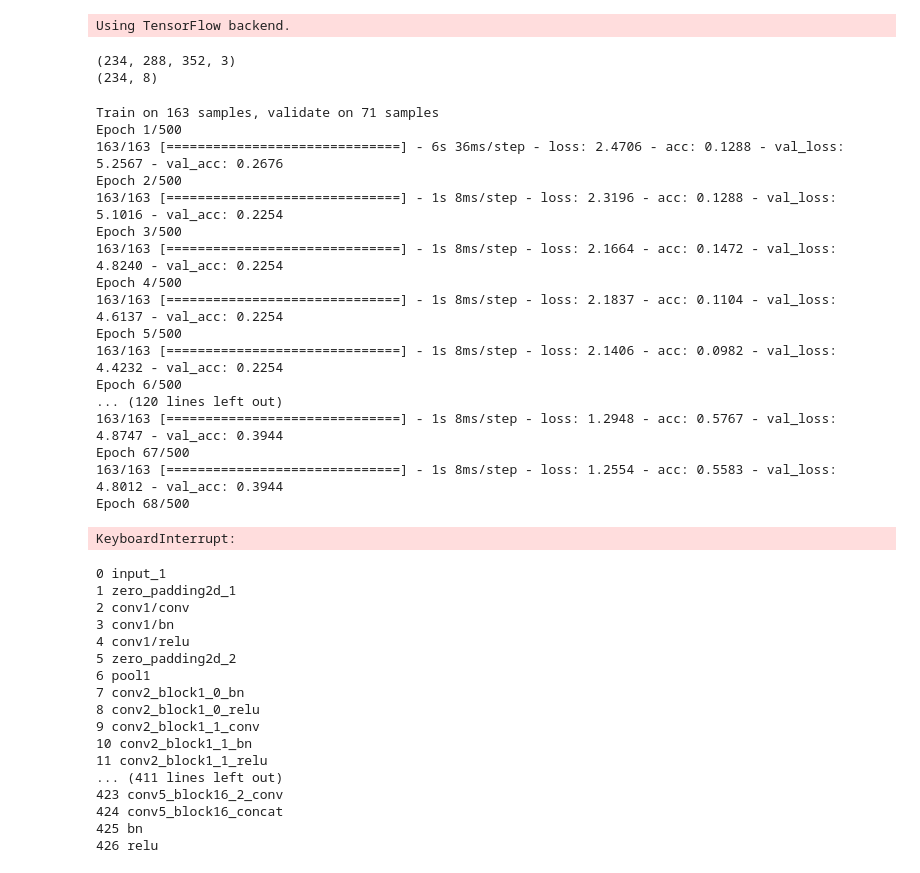
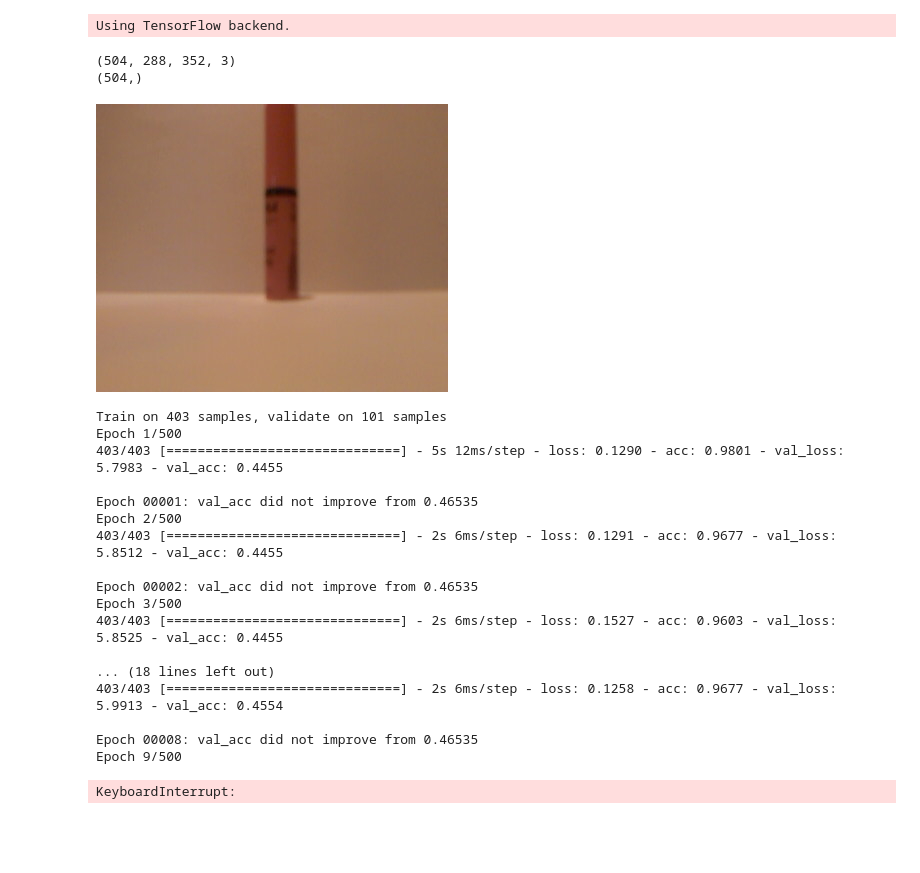
Before and after one commit to ryzheboka/Seminarkurs, a Jupyter notebook: image_processing/Train.ipynb, the cells around one changed output. Cells and saved outputs as stored; diff of their text form; code cells hidden in the pictures; blank space fills up the shorter version.

```diff
--- a/image_processing/Train.ipynb
+++ b/image_processing/Train.ipynb
@@ -7,24 +8,26 @@ Using TensorFlow backend.
 # %%
 # Note: data isn't in the repository
 
 # loading data
 data = np.load("data/x_images.npy")
 labels = np.load("data/y_images.npy")
 
 # shuffling data
 indices = np.random.choice(np.arange(len(data)), size=len(data), replace=False)
 data = data[indices]
 labels = labels[indices]
 
 # encode labels to one-hot
 num_classes = len(set((labels)))
-labels = keras.utils.to_categorical(labels, num_classes)
+labels_c = keras.utils.to_categorical(labels, num_classes)
 
 print(data.shape)
 print(labels.shape)
+Image.fromarray(np.array(data[0], dtype=np.uint8))
 # %% [output]
-(234, 288, 352, 3)
-(234, 8)
+(504, 288, 352, 3)
+(504,)
+[figure, added]
 # %%
 # load a pretrained model (without the top dense layers)
 
@@ -48,47 +58,27 @@ model = keras.models.Model(inputs=base_model.input, outputs=predictions)
 # %%
 # Compile the model
 model.compile(loss='categorical_crossentropy',
-              optimizer=keras.optimizers.Adam(lr=1e-5),
+              optimizer=keras.optimizers.Adagrad(lr=5e-5),
               metrics=['acc'])
 # Train the model
-history = model.fit(x=data,y=labels,batch_size=20,epochs=500,validation_split=0.3)
+history = model.fit(x=data,y=labels_c,batch_size=200,epochs=500,callbacks=callbacks_list,validation_split=0.20)
+model.predict(data)
 # %% [output]
-Train on 163 samples, validate on 71 samples
+Train on 403 samples, validate on 101 samples
 Epoch 1/500
-163/163 [==============================] - 6s 36ms/step - loss: 2.4706 - acc: 0.1288 - val_loss: 5.2567 - val_acc: 0.2676
+403/403 [==============================] - 5s 12ms/step - loss: 0.1290 - acc: 0.9801 - val_loss: 5.7983 - val_acc: 0.4455
+
+Epoch 00001: val_acc did not improve from 0.46535
 Epoch 2/500
-163/163 [==============================] - 1s 8ms/step - loss: 2.3196 - acc: 0.1288 - val_loss: 5.1016 - val_acc: 0.2254
+403/403 [==============================] - 2s 6ms/step - loss: 0.1291 - acc: 0.9677 - val_loss: 5.8512 - val_acc: 0.4455
+
+Epoch 00002: val_acc did not improve from 0.46535
 Epoch 3/500
-163/163 [==============================] - 1s 8ms/step - loss: 2.1664 - acc: 0.1472 - val_loss: 4.8240 - val_acc: 0.2254
-Epoch 4/500
-163/163 [==============================] - 1s 8ms/step - loss: 2.1837 - acc: 0.1104 - val_loss: 4.6137 - val_acc: 0.2254
-Epoch 5/500
-163/163 [==============================] - 1s 8ms/step - loss: 2.1406 - acc: 0.0982 - val_loss: 4.4232 - val_acc: 0.2254
-Epoch 6/500
-... (120 lines left out)
-163/163 [==============================] - 1s 8ms/step - loss: 1.2948 - acc: 0.5767 - val_loss: 4.8747 - val_acc: 0.3944
-Epoch 67/500
-163/163 [==============================] - 1s 8ms/step - loss: 1.2554 - acc: 0.5583 - val_loss: 4.8012 - val_acc: 0.3944
-Epoch 68/500
+403/403 [==============================] - 2s 6ms/step - loss: 0.1527 - acc: 0.9603 - val_loss: 5.8525 - val_acc: 0.4455
+
+... (18 lines left out)
+403/403 [==============================] - 2s 6ms/step - loss: 0.1258 - acc: 0.9677 - val_loss: 5.9913 - val_acc: 0.4554
+
+Epoch 00008: val_acc did not improve from 0.46535
+Epoch 9/500
 KeyboardInterrupt:
-# %%
-for i, layer in enumerate(base_model.layers):
-   print(i, layer.name)
-# %% [output]
-0 input_1
-1 zero_padding2d_1
-2 conv1/conv
-3 conv1/bn
-4 conv1/relu
-5 zero_padding2d_2
-6 pool1
-7 conv2_block1_0_bn
-8 conv2_block1_0_relu
-9 conv2_block1_1_conv
-10 conv2_block1_1_bn
-11 conv2_block1_1_relu
-... (411 lines left out)
-423 conv5_block16_2_conv
-424 conv5_block16_concat
-425 bn
-426 relu
```
Also changed, not shown: parts of 9 cells of this notebook.
